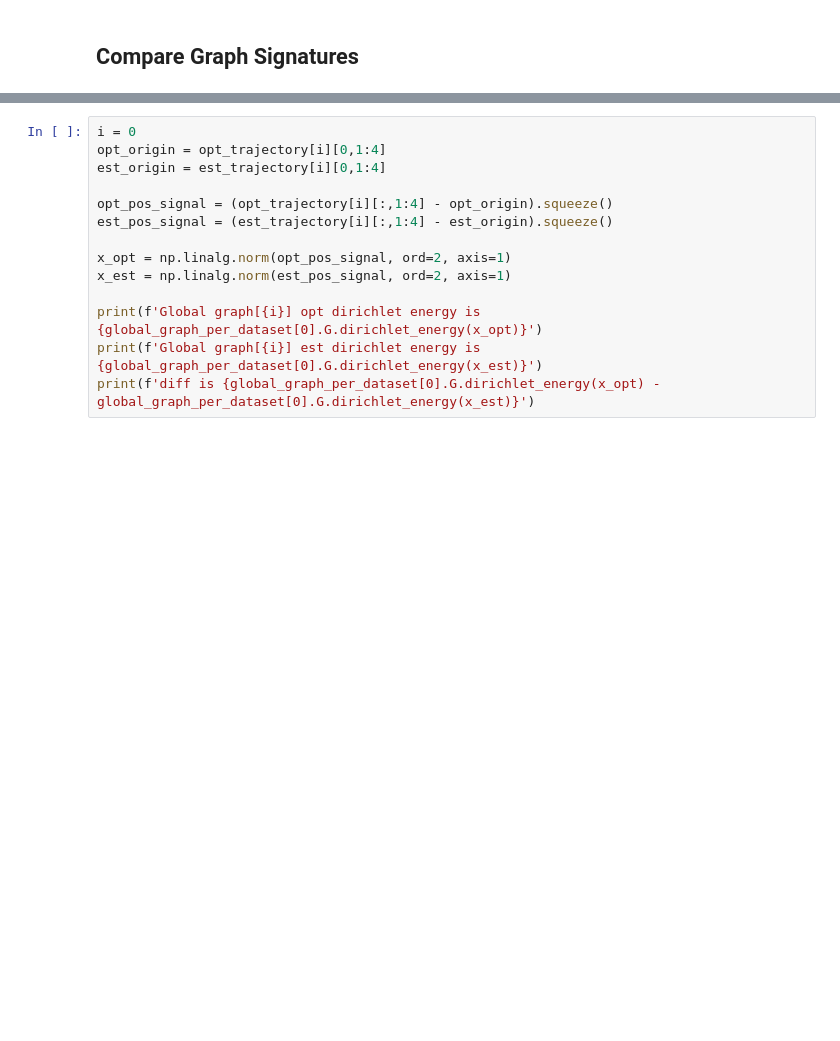
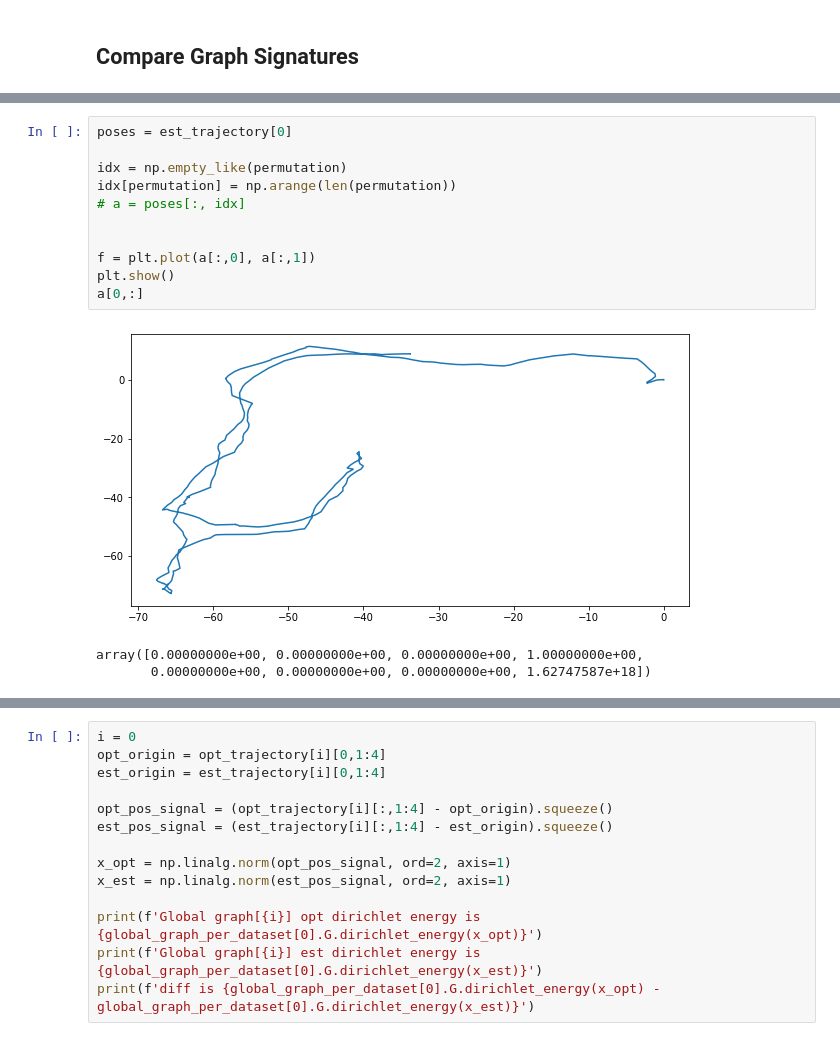
Before and after one commit to ethz-asl/fgsp, a Jupyter notebook: bin/GraphSignatures.ipynb, the cells around one changed output, grey strips where cells are left out. Saved outputs shown, nothing was run; the diff lists cells and outputs as text; blank space fills up the shorter version.

```diff
--- a/bin/GraphSignatures.ipynb
+++ b/bin/GraphSignatures.ipynb
@@ -74,6 +78,21 @@ print(f'=======================================')
 Loading....
 Loading data from /mnt/data/datasets/fgsp/test2/
 =======================================
+# %%
+poses = est_trajectory[0]
+
+idx = np.empty_like(permutation)
+idx[permutation] = np.arange(len(permutation))
+# a = poses[:, idx]
+
+
+f = plt.plot(a[:,0], a[:,1])
+plt.show()
+a[0,:]
+# %% [output]
+[figure, added]
+array([0.00000000e+00, 0.00000000e+00, 0.00000000e+00, 1.00000000e+00,
+       0.00000000e+00, 0.00000000e+00, 0.00000000e+00, 1.62747587e+18])
 # %%
 global_graph_per_dataset = []
 robot_graph_per_dataset = []
```
Also changed, not shown: parts of 17 cells of this notebook, 4 other files.
